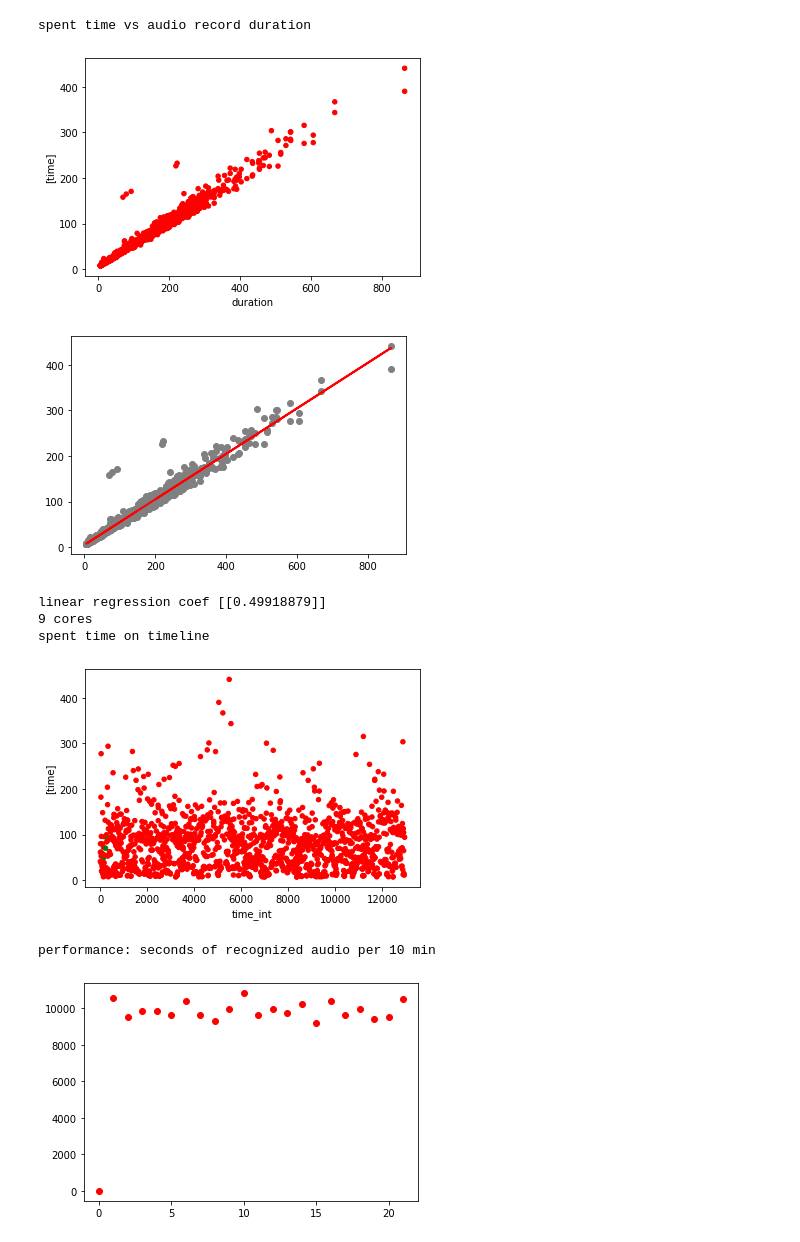
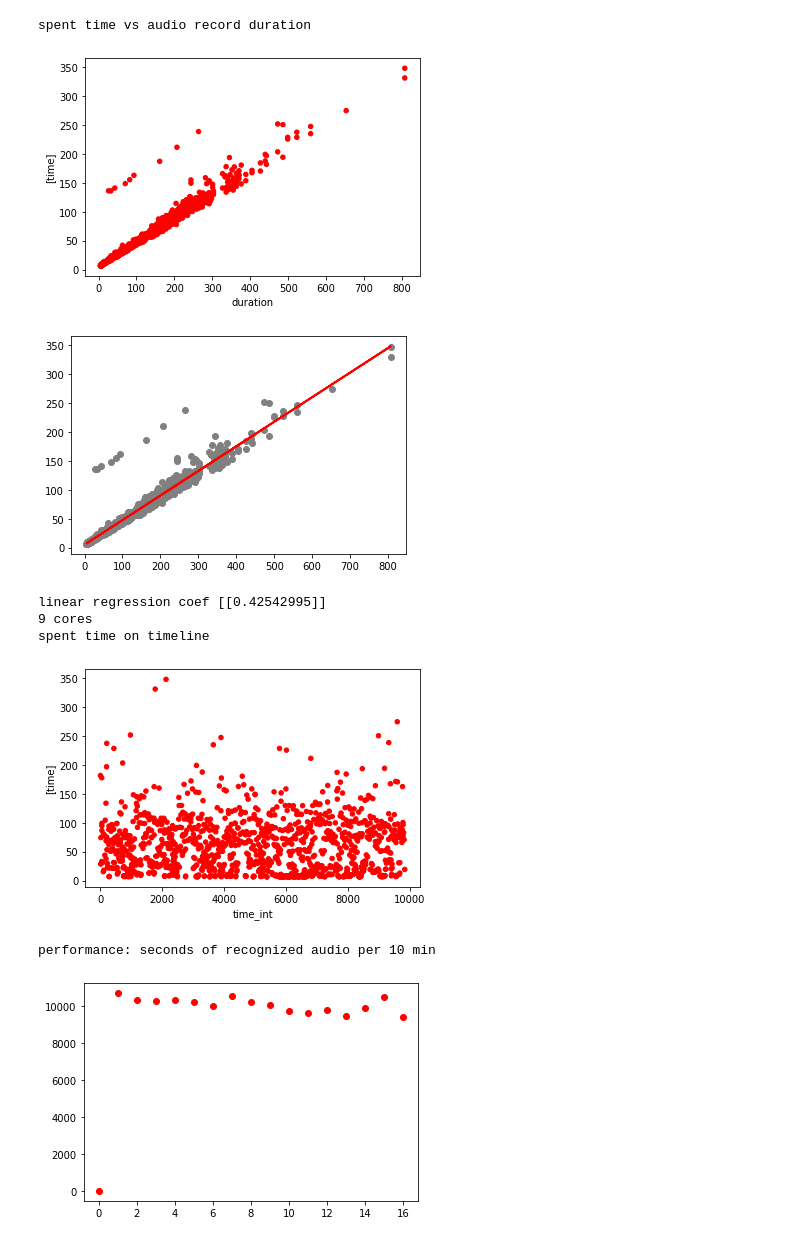
Before and after one commit to format37/call_centre_stt_server, a Jupyter notebook: performance_report.ipynb, the cells around one changed output. Saved outputs shown, nothing was run; the diff lists cells and outputs as text; code cells hidden in the pictures.

```diff
--- a/performance_report.ipynb
+++ b/performance_report.ipynb
@@ -86,26 +86,31 @@ def earliest_records():
 #query = "select event_date, cpu, time, duration from perf_log where step = 1 and duration<400 and time > 1000;"
 #query = "select cpu, count(cpu) as cnt, sum(time) as time_sum from perf_log where step = 2 and time > 1000 group by cpu order by cpu;"
 #query = "select event_date, time as time_sum from perf_log where step = 2 and cpu = 3 order by event_date;"
+# %%
+def plot_cpu_usage():
+    df.groupby(['cpu']).sum().plot(y = ['time'], kind="bar")
 # %%
 query = "select event_date, cpu, time, duration, source_id"
 query += " from perf_log "
-query += " where cores = 9 and step = 2 and event_date > '2021-03-12 06:00:00' and time > 5;"
+#query += " where cores = 9 and step = 2 and event_date > '2021-03-12 15:27:00' and time > 5;"
+query += " where step = 2 and event_date > '2021-03-15 06:00:00' and time > 5;"
 df = read_sql()
 df['color'] = df['source_id'].apply(colorator)
 spent_time_vs_duration()
 performance_coef = coef()
 print('9 cores')
 spent_time_vs_date()
 performance()
+plot_cpu_usage()
 reco_prognose()
 earliest_records()
 # %% [output]
 spent time vs audio record duration
-[figure, old version]
+[figure, new version]
-[figure, old version]
+[figure, new version]
-linear regression coef [[0.49918879]]
+linear regression coef [[0.42542995]]
 9 cores
 spent time on timeline
-[figure, old version]
+[figure, new version]
 performance: seconds of recognized audio per 10 min
-[figure, old version]
+[figure, new version]
```
Also changed, not shown: parts of 1 cell of this notebook, 2 other files.
